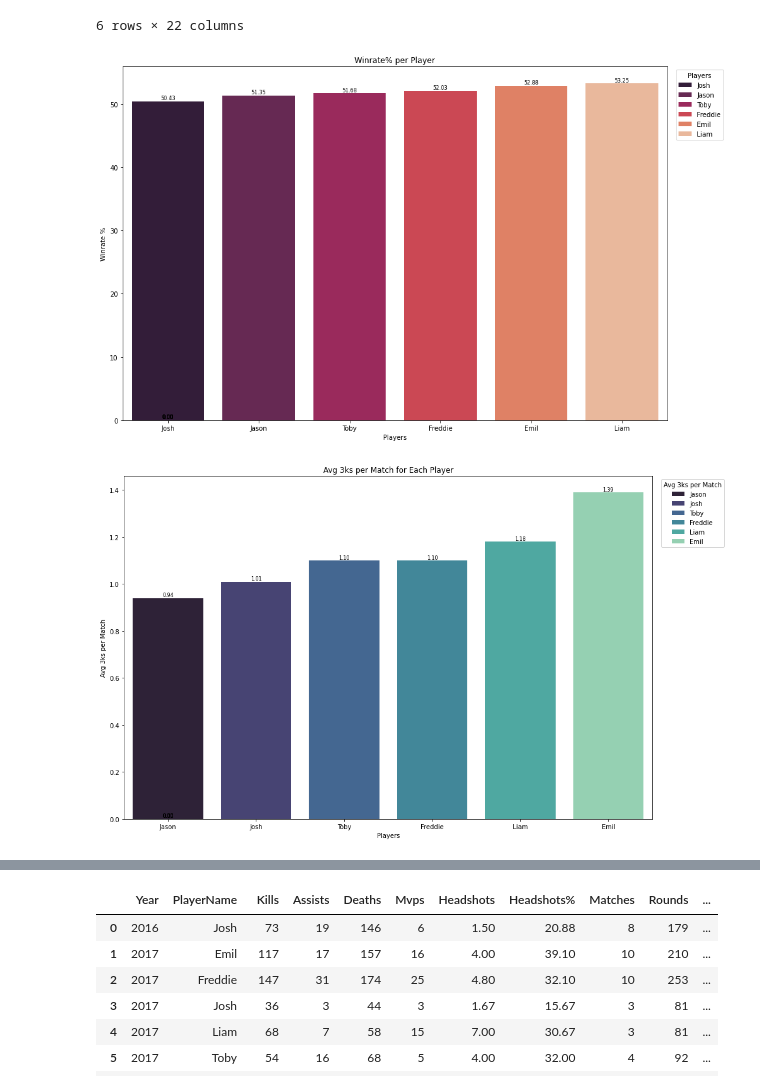
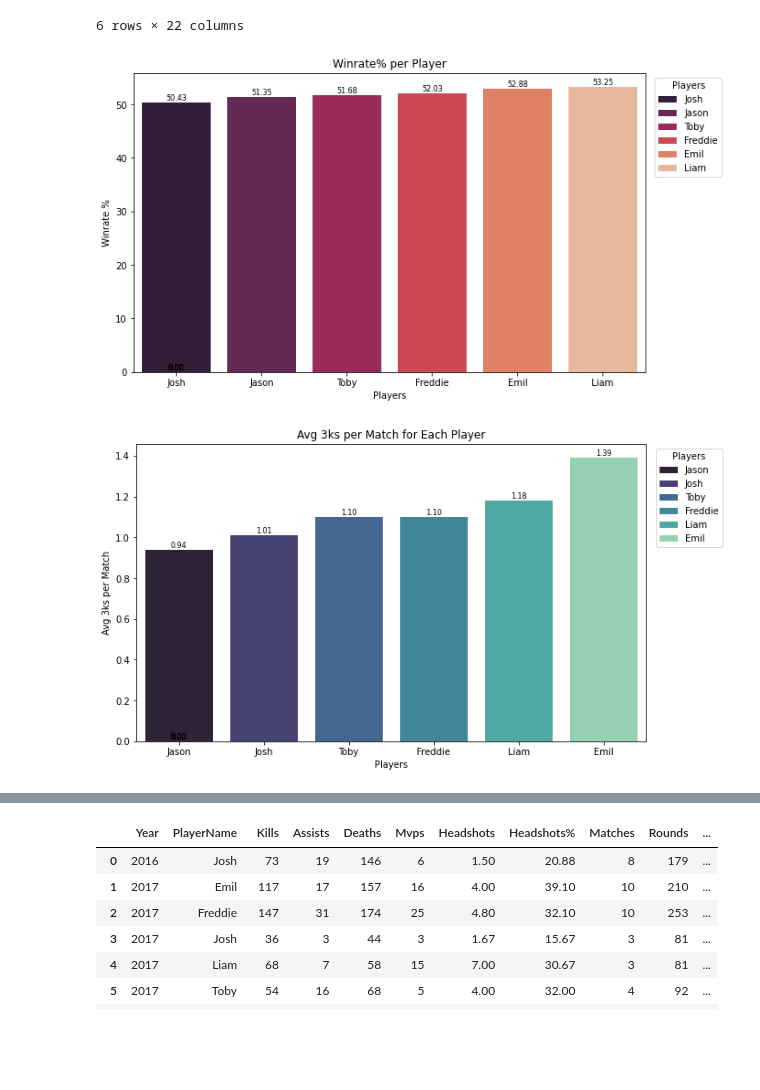
Before and after one commit to jasonhsu8/Faceit_Data_Collection, a Jupyter notebook: JJ Notebooks/DataVisualisation.ipynb, the cells around one changed output, grey strips where cells are left out. Cells and saved outputs as stored; diff of their text form; code cells hidden in the pictures; blank space fills up the shorter version.

```diff
--- a/JJ Notebooks/DataVisualisation.ipynb
+++ b/JJ Notebooks/DataVisualisation.ipynb
@@ -515,41 +501,41 @@ playerid_df_all
 # %%
 # Plotting
 playerid_df_all = playerid_df_all[playerid_df_all['Matches']>=20]
 playerid_df_all_sorted = playerid_df_all.sort_values(by='Winrate%', ascending=True)
 
-plt.figure(figsize=(15, 10))
+plt.figure(figsize=(10, 6))
 ax = sns.barplot(x='PlayerName', y='Winrate%', hue= playerid_df_all_sorted.index, data=playerid_df_all_sorted, legend='full', palette='rocket')
 
 plt.title('Winrate% per Player')
 plt.xlabel('Players')
 plt.ylabel('Winrate %')
 plt.xticks(rotation=0)
 plt.legend(title='Players', bbox_to_anchor=(1.01, 1), loc='upper left')
 
 for p in ax.patches:
     ax.annotate(f'{p.get_height():.2f}', (p.get_x() + p.get_width() / 2., p.get_height()),
                 ha='center', va='center', xytext=(0, 5), textcoords='offset points', fontsize=8, color='black') #text annotation for average bar
 # %% [output]
-[figure, old version]
+[figure, new version]
 # %%
 # Plotting
 playerid_df_all = playerid_df_all[playerid_df_all['Matches']>=20]
 playerid_df_all_sorted = playerid_df_all.sort_values(by='Avg 3k / Matches', ascending=True)
 
-plt.figure(figsize=(15, 10))
+plt.figure(figsize=(10, 6))
 ax =sns.barplot(x='PlayerName', y='Avg 3k / Matches', hue= playerid_df_all_sorted.index, data=playerid_df_all_sorted, legend='full', palette='mako')
 
 plt.title('Avg 3ks per Match for Each Player')
 plt.xlabel('Players')
 plt.ylabel('Avg 3ks per Match')
 plt.xticks(rotation=0)
-plt.legend(title='Avg 3ks per Match', bbox_to_anchor=(1.01, 1), loc='upper left')
+plt.legend(title='Players', bbox_to_anchor=(1.01, 1), loc='upper left')
 
 for p in ax.patches:
     ax.annotate(f'{p.get_height():.2f}', (p.get_x() + p.get_width() / 2., p.get_height()),
                 ha='center', va='center', xytext=(0, 5), textcoords='offset points', fontsize=8, color='black') #text annotation for average bar
 # %% [output]
-[figure, old version]
+[figure, new version]
 # %%
 # Plotting
 playerid_df_all = playerid_df_all[playerid_df_all['Matches']>=20]
```
Also changed, not shown: parts of 14 cells of this notebook.
